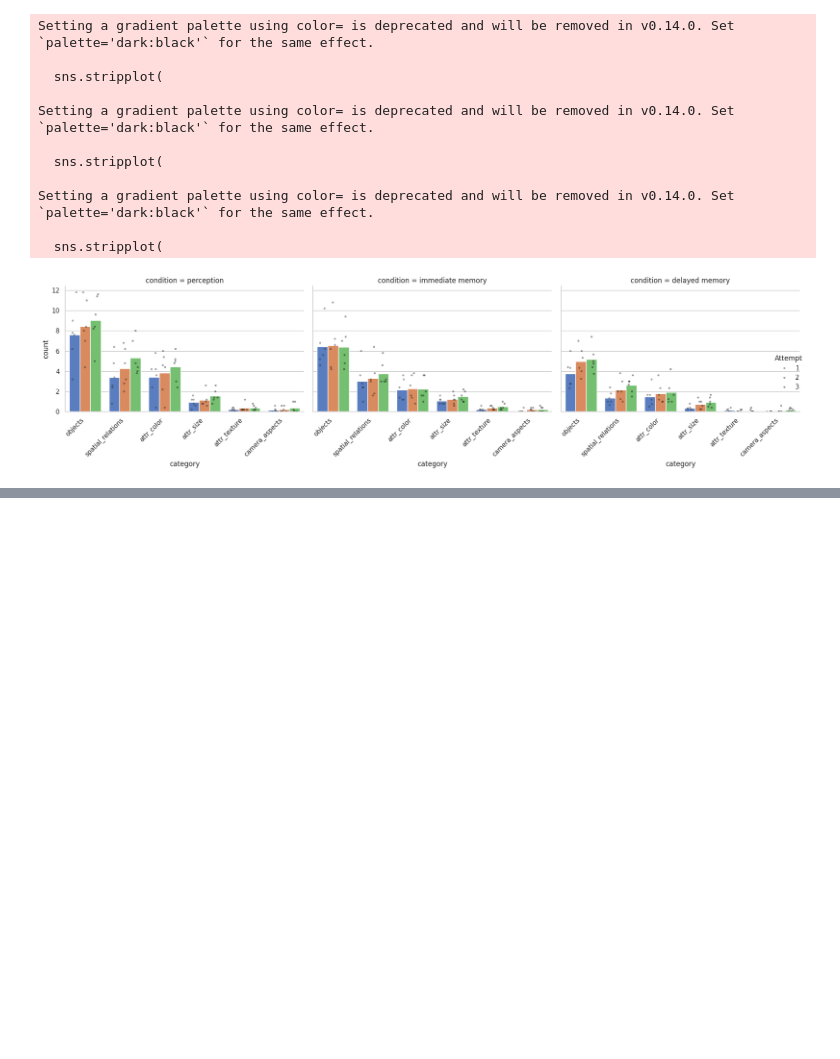
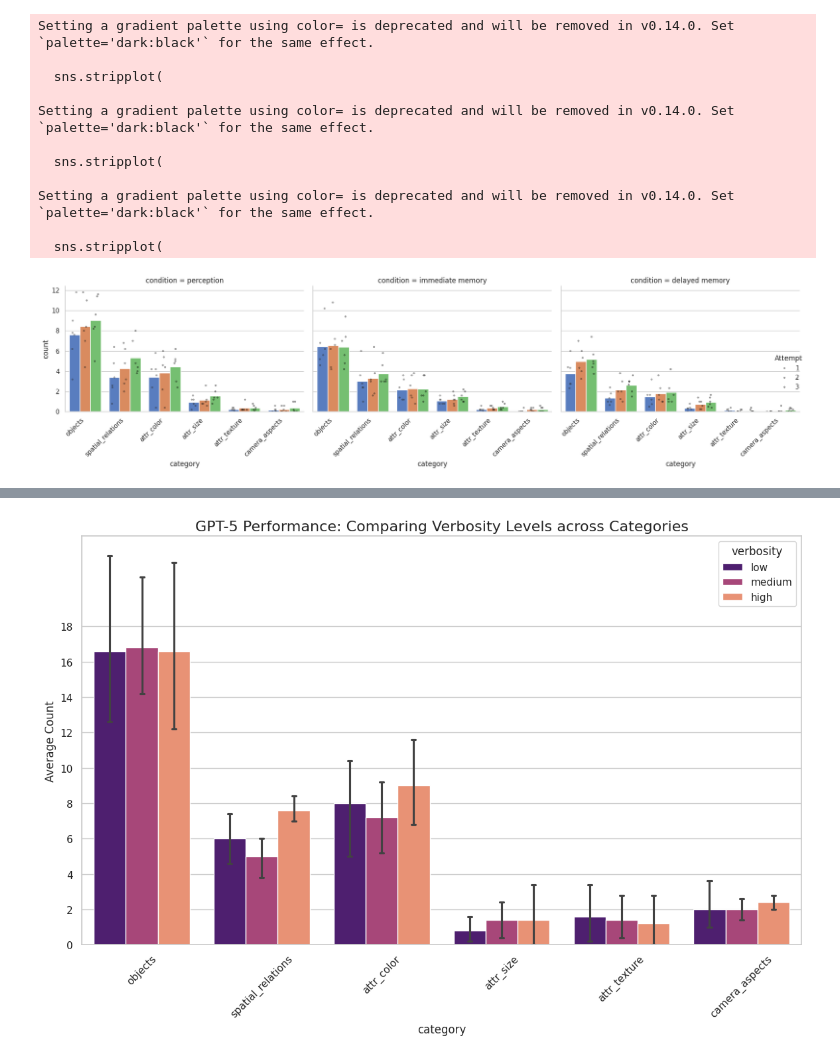
Before and after one commit to AnatKordon/Imagination_in_translation, a Jupyter notebook: analysis/nlp_analysis/comparing_conditions.ipynb, the cells around one changed output, grey strips where cells are left out. Cells and saved outputs as stored; diff of their text form; code cells hidden in the pictures; blank space fills up the shorter version.

Commit message:
adding more comparisons, changing config to reflect the new experiment and analysis folders

```diff
--- a/analysis/nlp_analysis/comparing_conditions.ipynb
+++ b/analysis/nlp_analysis/comparing_conditions.ipynb
@@ -79,6 +80,7 @@ def converted (df):
 
 #apply conversion to each df
 df = converted(df)
+df_gpt = converted(df_gpt)
 # %%
 df.to_csv("/mnt/hdd/anatkorol/Imagination_in_translation/Data/processed_data/comparing_conditions/3_conditions_with_empty_delay.csv", index=False)
 # %% [markdown]
@@ -103,4 +101,5 @@ Index(['uid', 'gt', 'session', 'attempt', 'prompt', 'gen', 'subjective_score',
        'token_num', 'gt_corrected', 'corrected_gt'],
       dtype='object')
 # %%
-df
+df_gpt = converted(df_gpt)
+df_gpt.to_csv("/mnt/hdd/anatkorol/Imagination_in_translation/Data/processed_data/comparing_conditions/gpt_descs.csv", index=False)
@@ -457,0 +447,15 @@ plt.show()
+# %%
+# first let's test which gpt-5 descs to choose (remember they differ in their verbosity:)
+#make a bar comparison of counts for each type of description (they differ in column "verbosity" as low, mediu, and high)
+# Assuming selected_columns contains your count categories (objects, attr_color, etc.)
+gpt_id_cols = ["uid", "gt", "verbosity"]
+
+gpt_long = df_gpt.melt(
+    id_vars=gpt_id_cols,
+    value_vars=selected_columns,
+    var_name="category",
+    value_name="items"
+)
+
+# Apply your safe_len function to get the counts
+gpt_long["count"] = gpt_long["items"].apply(safe_len)
@@ -457,0 +478,20 @@ plt.show()
+# %%
+plt.figure(figsize=(14, 8))
+
+sns.barplot(
+    data=gpt_long,
+    x='category',
+    y='count',
+    hue='verbosity',
+    hue_order=['low', 'medium', 'high'],
+    palette='magma',
+    capsize=.1
+)
+
+plt.title('GPT-5 Performance: Comparing Verbosity Levels across Categories', fontsize=16)
+plt.ylabel('Average Count')
+plt.xticks(rotation=45)
+plt.yticks(range(0, 20, 2))
+plt.show()
+# %% [output]
+[figure, added]
```
Also changed, not shown: parts of 17 cells of this notebook, 2 other files.
